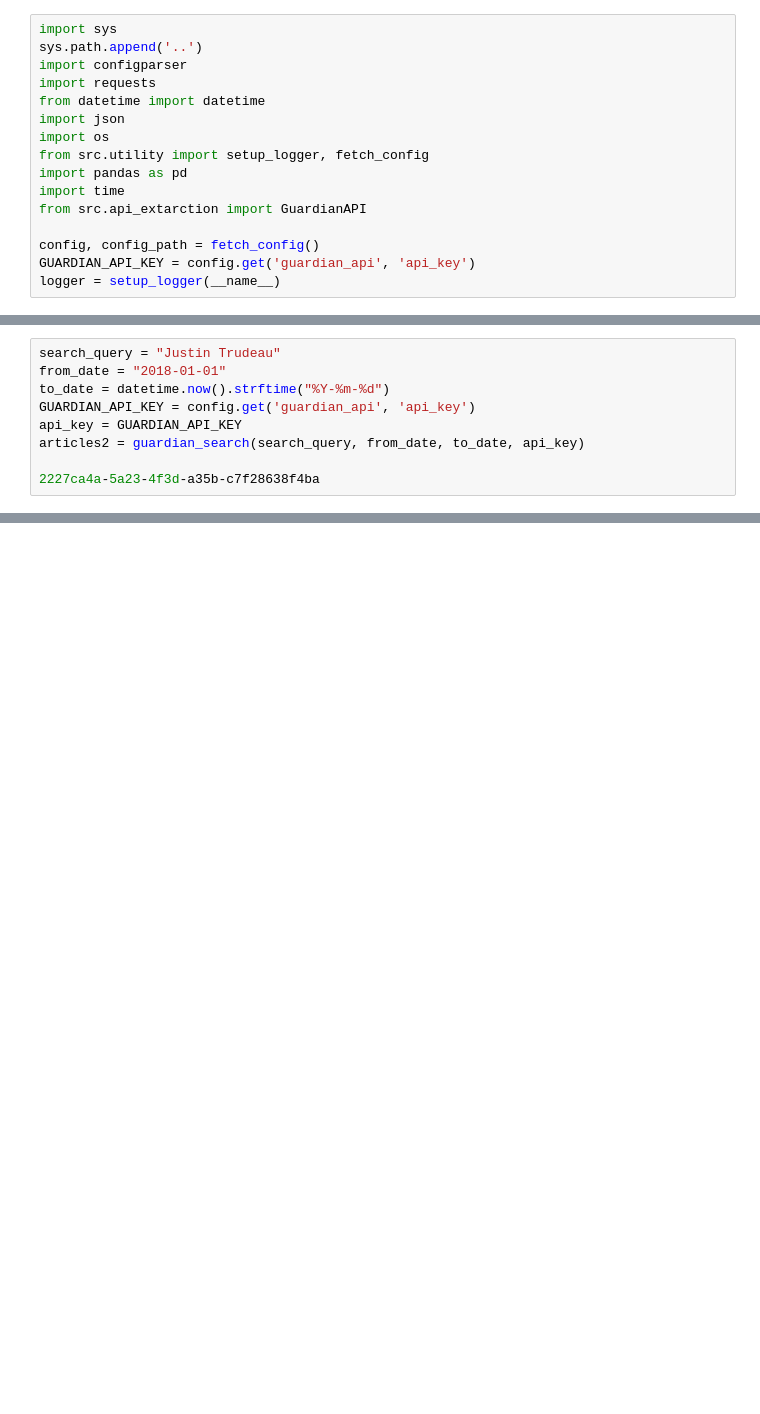
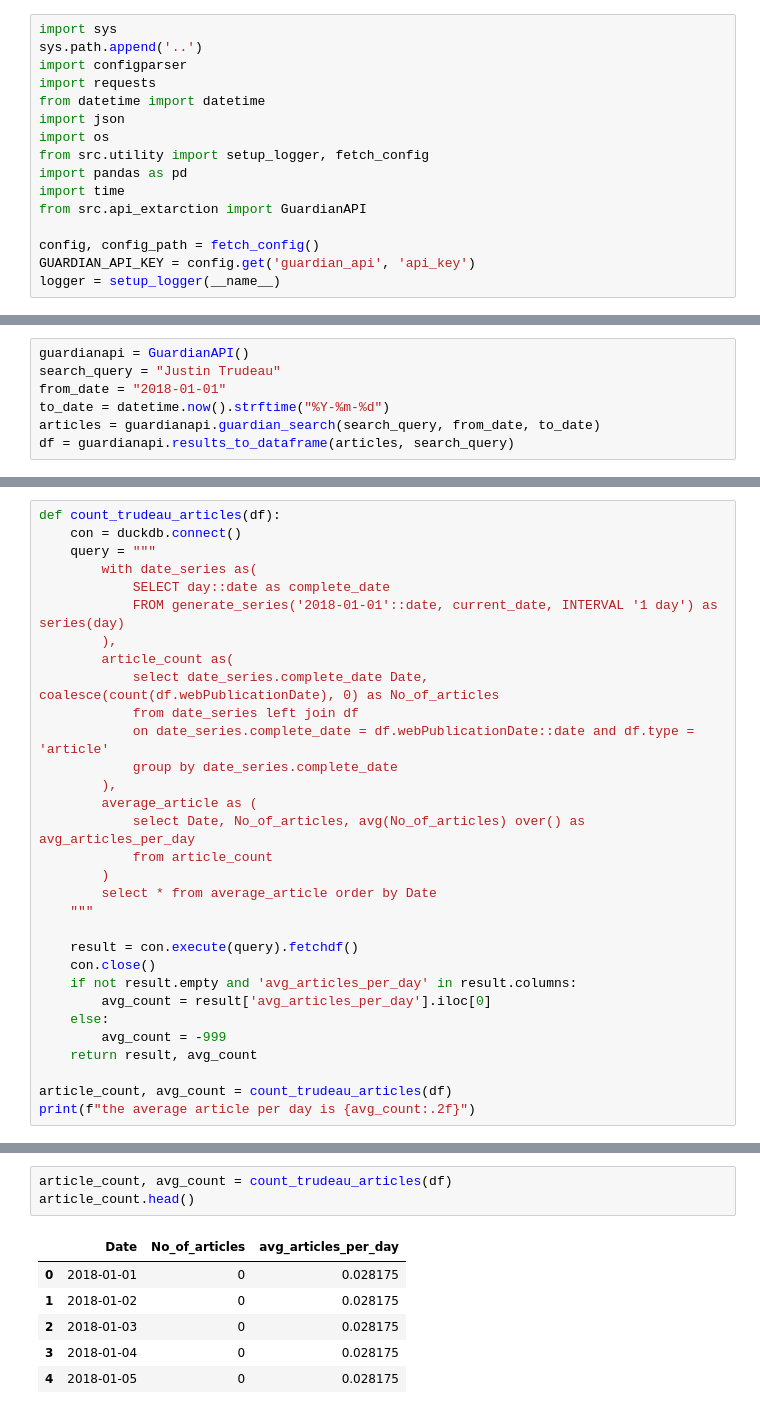
Before and after one commit to jinsonfernandez/GuardianApiAnalysis, a Jupyter notebook: guardian_media_analysis/archived/analysis_2.ipynb, the cells around one changed output, grey strips where cells are left out. Drawn from its saved outputs; the diff is of its cells as text; blank space fills up the shorter version.

```diff
--- a/guardian_media_analysis/archived/analysis_2.ipynb
+++ b/guardian_media_analysis/archived/analysis_2.ipynb
@@ -92,9 +108,7 @@ def convert_to_dataframe(api_results, filter_query="Justin Trudeau"):
 # %%
+guardianapi = GuardianAPI()
 search_query = "Justin Trudeau"
 from_date = "2018-01-01"
 to_date = datetime.now().strftime("%Y-%m-%d")
-GUARDIAN_API_KEY = config.get('guardian_api', 'api_key')
-api_key = GUARDIAN_API_KEY
-articles2 = guardian_search(search_query, from_date, to_date, api_key)
-
-2227ca4a-5a23-4f3d-a35b-c7f28638f4ba
+articles = guardianapi.guardian_search(search_query, from_date, to_date)
+df = guardianapi.results_to_dataframe(articles, search_query)
@@ -114,0 +186,31 @@ Max retries reached. Stopping.
+# %%
+def count_trudeau_articles(df):
+    con = duckdb.connect()
+    query = """
+        with date_series as(
+            SELECT day::date as complete_date
+            FROM generate_series('2018-01-01'::date, current_date, INTERVAL '1 day') as series(day)
+        ),
+        article_count as(
+            select date_series.complete_date Date, coalesce(count(df.webPublicationDate), 0) as No_of_articles
+            from date_series left join df
+            on date_series.complete_date = df.webPublicationDate::date and df.type = 'article'
+            group by date_series.complete_date
+        ),
+        average_article as (
+            select Date, No_of_articles, avg(No_of_articles) over() as avg_articles_per_day
+            from article_count
+        )
+        select * from average_article order by Date
+    """
+
+    result = con.execute(query).fetchdf()
+    con.close()
+    if not result.empty and 'avg_articles_per_day' in result.columns:
+        avg_count = result['avg_articles_per_day'].iloc[0]
+    else:
+        avg_count = -999
+    return result, avg_count
+
+article_count, avg_count = count_trudeau_articles(df)
+print(f"the average article per day is {avg_count:.2f}")
@@ -114,0 +352,10 @@ Max retries reached. Stopping.
+# %%
+article_count, avg_count = count_trudeau_articles(df)
+article_count.head()
+# %% [output]
+|  | Date | No_of_articles | avg_articles_per_day |
+| 0 | 2018-01-01 | 0 | 0.028175 |
+| 1 | 2018-01-02 | 0 | 0.028175 |
+| 2 | 2018-01-03 | 0 | 0.028175 |
+| 3 | 2018-01-04 | 0 | 0.028175 |
+| 4 | 2018-01-05 | 0 | 0.028175 |
```
Also changed, not shown: parts of 19 cells of this notebook, 10 other files.
